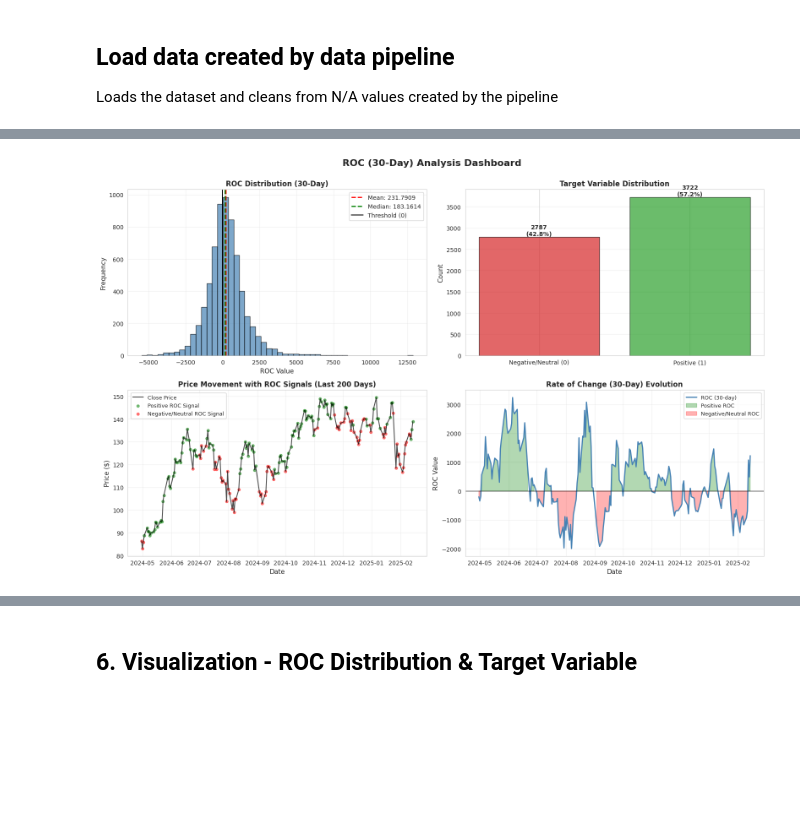
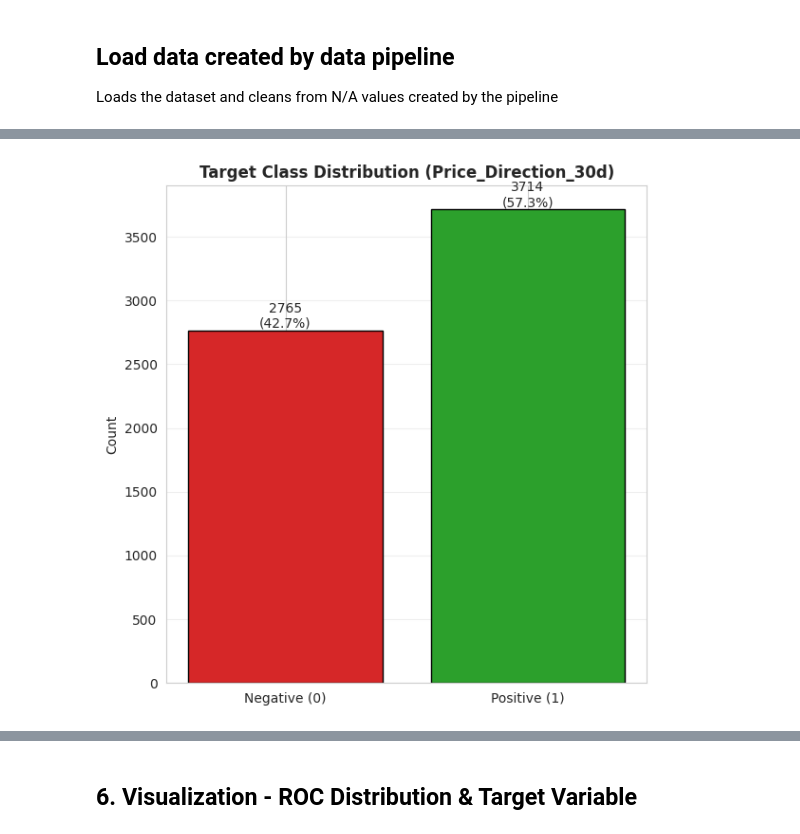
Before and after one commit to dansil2301/BasicStockPricePrediction, a Jupyter notebook: Analysis/RandomForest.ipynb, the cells around one changed output, grey strips where cells are left out. Saved outputs shown, nothing was run; the diff lists cells and outputs as text; code cells hidden in the pictures; blank space fills up the shorter version.

Commit message:
feat: cleaned analysis notebook (move some Random Forest Analysis to Pipeline)

```diff
--- a/Analysis/RandomForest.ipynb
+++ b/Analysis/RandomForest.ipynb
@@ -20,4 +20,3 @@ from datetime import datetime
 pd.set_option('display.max_columns', None)
 pd.set_option('display.float_format', lambda x: f'{x:.4f}' if abs(x) < 10000 else f'{x:.0f}')
 sns.set_style("whitegrid")
-plt.rcParams['figure.figsize'] = (14, 6)
@@ -32,10 +40,16 @@ print(f"Total N/A values before cleaning: {df.isna().sum().sum()}")
 df.dropna(inplace=True)
 print(f"Total N/A values after cleaning: {df.isna().sum().sum()}")
 
-# Add y value
-df['ROC'] = df['ROC'] * 100  # Make Roc a percentage
-df['Price_Direction_30d'] = (df['ROC'] > 0).astype(int)
-print(f"Target variable created: {df['Price_Direction_30d'].value_counts().to_dict()}")
+# Sort + clean
+df = df.sort_values('Date').reset_index(drop=True)
+
+df['ROC'] = df['ROC'] * 100
+df['ROC_30d_future'] = df['ROC'].shift(-30)
+df['Price_Direction_30d'] = (df['ROC_30d_future'] > 0).astype(int)
+
+# Drop last rows where future is unknown
+df = df.dropna(subset=['ROC_30d_future']).reset_index(drop=True)
+df = df.drop(columns=['ROC_30d_future'])
 
 df.head()
 # %% [output]
@@ -104,64 +114,34 @@ Volume                  -0.0341
 # %%
-# Create comprehensive visualization dashboard
-fig, axes = plt.subplots(2, 2, figsize=(16, 10))
-fig.suptitle('ROC (30-Day) Analysis Dashboard', fontsize=16, fontweight='bold', y=1.00)
+# Get counts and percentages
+class_dist = df['Price_Direction_30d'].value_counts().sort_index()
+class_pct = df['Price_Direction_30d'].value_counts(normalize=True).sort_index() * 100
 
-# 1. ROC Distribution (Histogram)
-roc_data = df['ROC'].dropna()
-axes[0, 0].hist(roc_data, bins=50, color='steelblue', edgecolor='black', alpha=0.7)
-axes[0, 0].axvline(roc_data.mean(), color='red', linestyle='--', linewidth=2, label=f'Mean: {roc_data.mean():.4f}')
-axes[0, 0].axvline(roc_data.median(), color='green', linestyle='--', linewidth=2, label=f'Median: {roc_data.median():.4f}')
-axes[0, 0].axvline(0, color='black', linestyle='-', linewidth=1.5, label='Threshold (0)')
-axes[0, 0].set_xlabel('ROC Value', fontsize=11)
-axes[0, 0].set_ylabel('Frequency', fontsize=11)
-axes[0, 0].set_title('ROC Distribution (30-Day)', fontweight='bold')
-axes[0, 0].legend()
-axes[0, 0].grid(alpha=0.3)
+labels = ['Negative (0)', 'Positive (1)']
 
-# 2. Class Distribution (Bar Chart)
-class_dist = df['Price_Direction_30d'].value_counts().sort_index()
-colors = ['#d62728', '#2ca02c']  # Red for 0 (negative), Green for 1 (positive)
-bars = axes[0, 1].bar(['Negative/Neutral (0)', 'Positive (1)'], class_dist.values, color=colors, alpha=0.7, edgecolor='black')
-axes[0, 1].set_ylabel('Count', fontsize=11)
-axes[0, 1].set_title('Target Variable Distribution', fontweight='bold')
-axes[0, 1].grid(axis='y', alpha=0.3)
-# Add count labels on bars
-for i, bar in enumerate(bars):
-    height = bar.get_height()
-    pct = (height / len(df[df['Price_Direction_30d'].notna()])) * 100
-    axes[0, 1].text(bar.get_x() + bar.get_width()/2., height,
-                     f'{int(height)}\n({pct:.1f}%)',
-                     ha='center', va='bottom', fontweight='bold')
+# Print distribution
+print("Target Class Distribution:")
+for i, label in enumerate(labels):
+    count = class_dist.get(i, 0)
+    pct = class_pct.get(i, 0)
+    print(f"{label}: {count} samples ({pct:.2f}%)")
 
-# 3. ROC Time Series with Signal Classification
-plot_window = df.tail(200).copy()
-axes[1, 0].plot(plot_window['Date'], plot_window['Close'], label='Close Price', color='black', linewidth=1.5, alpha=0.7)
-# Color background by signal
-positive_roc = plot_window[plot_window['Price_Direction_30d'] == 1]
-negative_roc = plot_window[plot_window['Price_Direction_30d'] == 0]
-axes[1, 0].scatter(positive_roc['Date'], positive_roc['Close'], color='green', alpha=0.5, s=20, label='Positive ROC Signal')
-axes[1, 0].scatter(negative_roc['Date'], negative_roc['Close'], color='red', alpha=0.5, s=20, label='Negative/Neutral ROC Signal')
-axes[1, 0].set_xlabel('Date', fontsize=11)
-axes[1, 0].set_ylabel('Price ($)', fontsize=11)
-axes[1, 0].set_title('Price Movement with ROC Signals (Last 200 Days)', fontweight='bold')
-axes[1, 0].legend(loc='best', fontsize=9)
-axes[1, 0].grid(alpha=0.3)
+# Plot
+fig, ax = plt.subplots(figsize=(6, 6))
+bars = ax.bar(labels, [class_dist.get(0, 0), class_dist.get(1, 0)],
+              color=['#d62728', '#2ca02c'], edgecolor='black')
 
-# 4. ROC Time Series
-axes[1, 1].plot(plot_window['Date'], plot_window['ROC'], label='ROC (30-day)', color='steelblue', linewidth=2)
-axes[1, 1].axhline(0, color='black', linestyle='-', linewidth=1.5, alpha=0.5)
-axes[1, 1].fill_between(plot_window['Date'], plot_window['ROC'], 0,
-                         where=(plot_window['ROC'] > 0), color='green', alpha=0.3, label='Positive ROC')
-axes[1, 1].fill_between(plot_window['Date'], plot_window['ROC'], 0,
-                         where=(plot_window['ROC'] <= 0), color='red', alpha=0.3, label='Negative/Neutral ROC')
-axes[1, 1].set_xlabel('Date', fontsize=11)
-axes[1, 1].set_ylabel('ROC Value', fontsize=11)
-axes[1, 1].set_title('Rate of Change (30-Day) Evolution', fontweight='bold')
-axes[1, 1].legend(loc='best', fontsize=9)
-axes[1, 1].grid(alpha=0.3)
+ax.set_title('Target Class Distribution (Price_Direction_30d)', fontweight='bold')
+ax.set_ylabel('Count')
+ax.grid(axis='y', alpha=0.3)
+
+# Annotate bars
+for bar, label in zip(bars, [0, 1]):
+    count = class_dist.get(label, 0)
+    pct = class_pct.get(label, 0)
+    ax.text(bar.get_x() + bar.get_width()/2, bar.get_height(),
+            f"{count}\n({pct:.1f}%)",
+            ha='center', va='bottom')
 
 plt.tight_layout()
 plt.show()
-
-print("✓ Visualization complete")
 # %% [output]
@@ -168 +151 @@ print("✓ Visualization complete")
-[figure, old version]
+[figure, new version]
```
Also changed, not shown: parts of 17 cells of this notebook, 1 other file.
